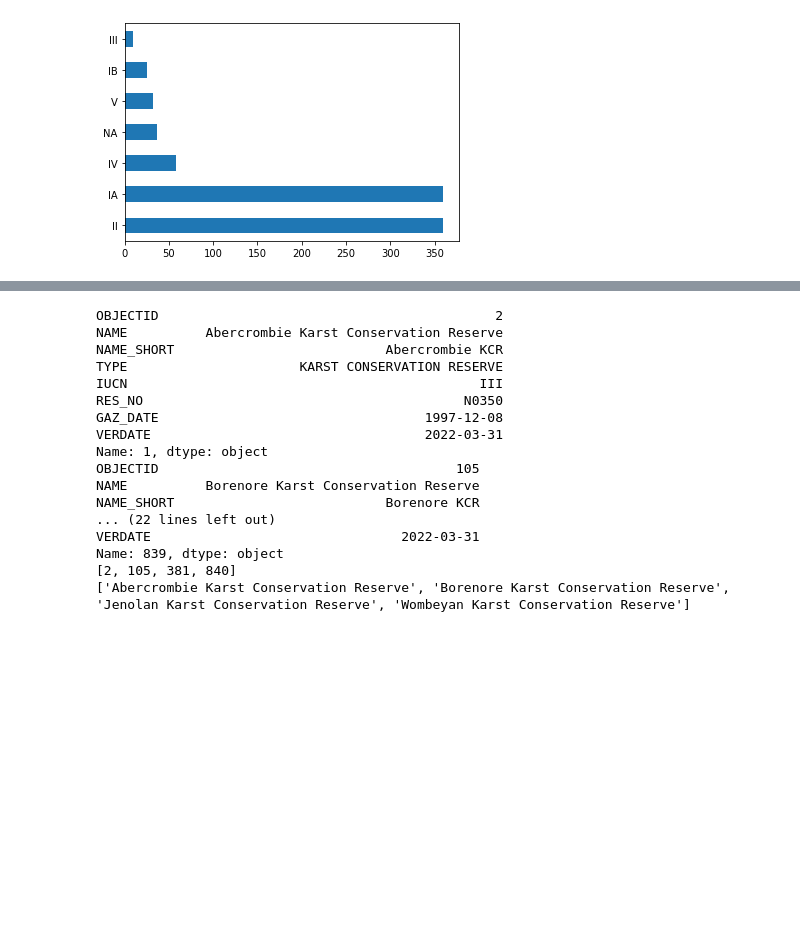
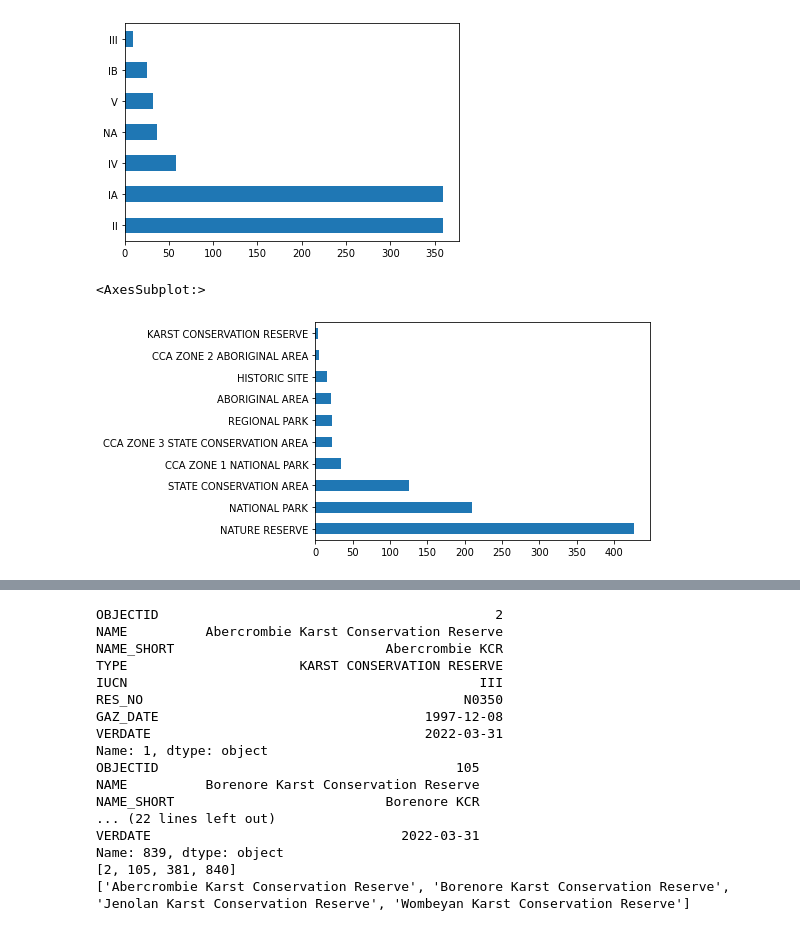
Before and after one commit to AlXu111/NationalParks, a Jupyter notebook: dataproject.ipynb, the cells around one changed output, grey strips where cells are left out. Drawn from its saved outputs; the diff is of its cells as text; code cells hidden in the pictures; blank space fills up the shorter version.

```diff
--- a/dataproject.ipynb
+++ b/dataproject.ipynb
@@ -212,3 +205,8 @@ df["IUCN"].value_counts().plot(kind = "barh")
 # %% [output]
 <AxesSubplot:>
 [figure]
+# %%
+df["TYPE"].value_counts().plot(kind = "barh")
+# %% [output]
+<AxesSubplot:>
+[figure, added]
```
Also changed, not shown: parts of 8 cells of this notebook.
